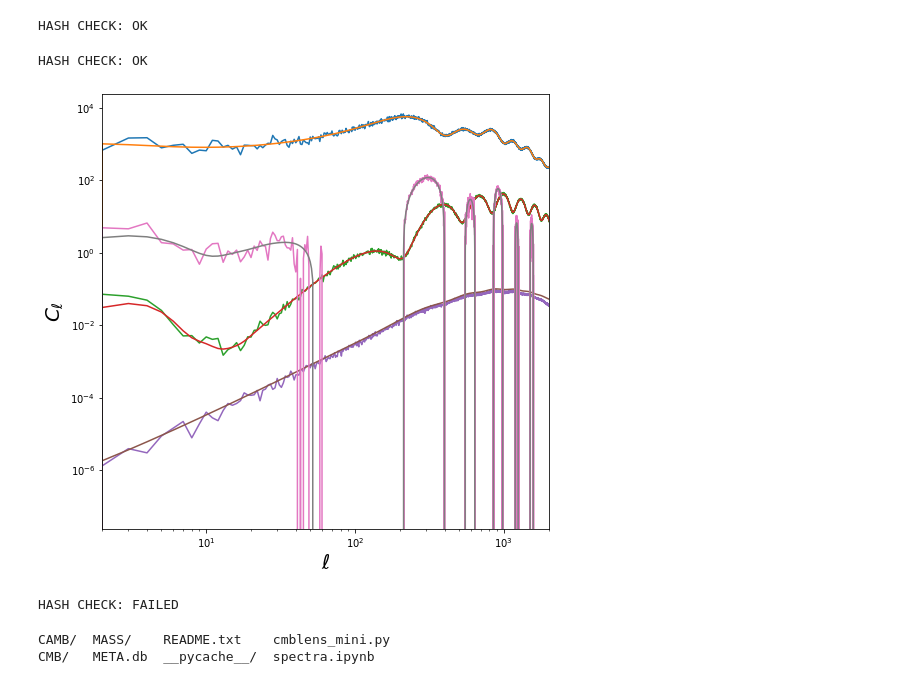
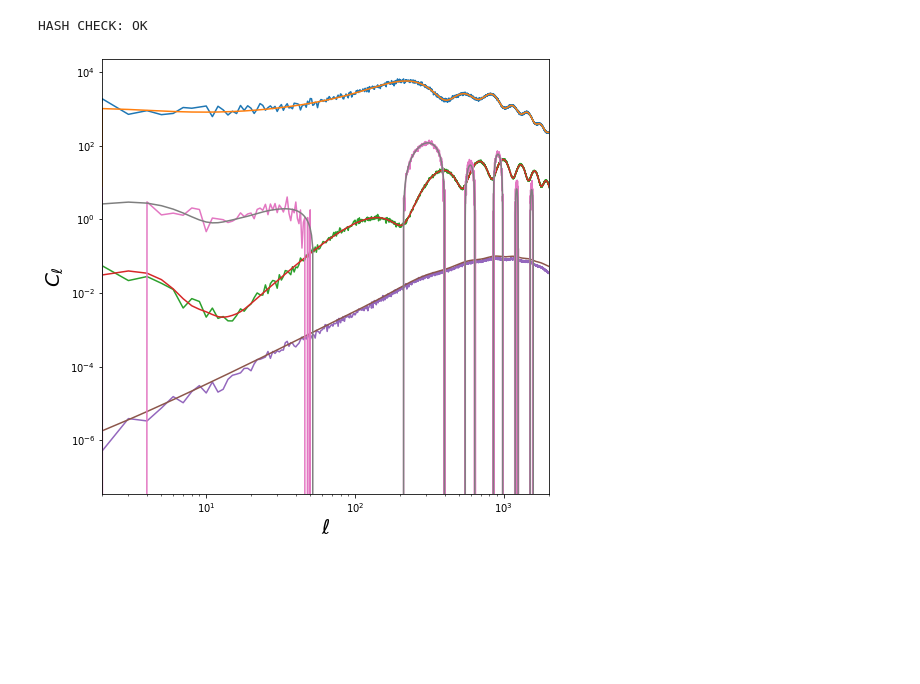
Before and after one commit to antolonappan/cmblens, a Jupyter notebook: Notebooks/Map.ipynb, the cells around one changed output. Drawn from its saved outputs; the diff is of its cells as text; code cells hidden in the pictures; blank space fills up the shorter version.

```diff
--- a/Notebooks/Map.ipynb
+++ b/Notebooks/Map.ipynb
@@ -30,6 +22,6 @@ scalar_file = os.path.join(camb_dir,'BBSims_scal_dls.dat')
 total_file = os.path.join(camb_dir,'BBSims_lenspotential.dat')
 lensed_file = os.path.join(camb_dir,'BBSims_lensed_dls.dat')
 
-nsim = 50
+nsim = 200
 
-c = CMBLensed(base_dir,nsim,scalar_file,total_file,lensed_file,idx_start=2)
+c = CMBLensed(base_dir,nsim,scalar_file,total_file,lensed_file)
@@ -72,16 +30,6 @@ maps = c.get_lensed(4)
 # %% [output]
 HASH CHECK: OK
 # %%
-c.plot_lensed(4)
+c.plot_lensed(199)
 # %% [output]
-HASH CHECK: OK
-[figure, old version]
+[figure, new version]
-# %%
-c.meta.insert_hash_mpi(0,hash_maps(c.get_lensed(0)))
-# %% [output]
-HASH CHECK: FAILED
-# %%
-ls
-# %% [output]
-CAMB/  MASS/    README.txt    cmblens_mini.py
-CMB/   META.db  __pycache__/  spectra.ipynb
```
Also changed, not shown: parts of 9 cells of this notebook, 3 other files.
